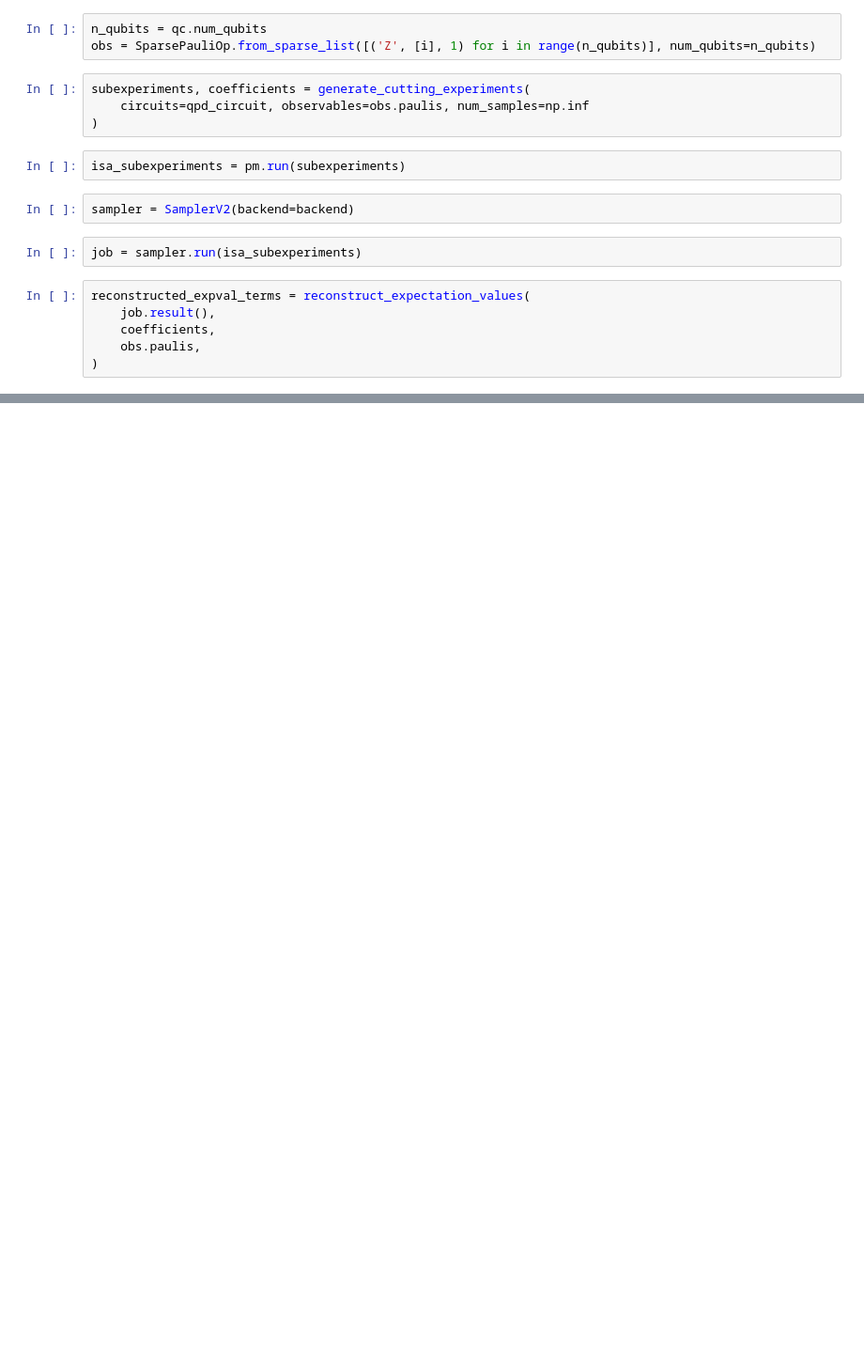
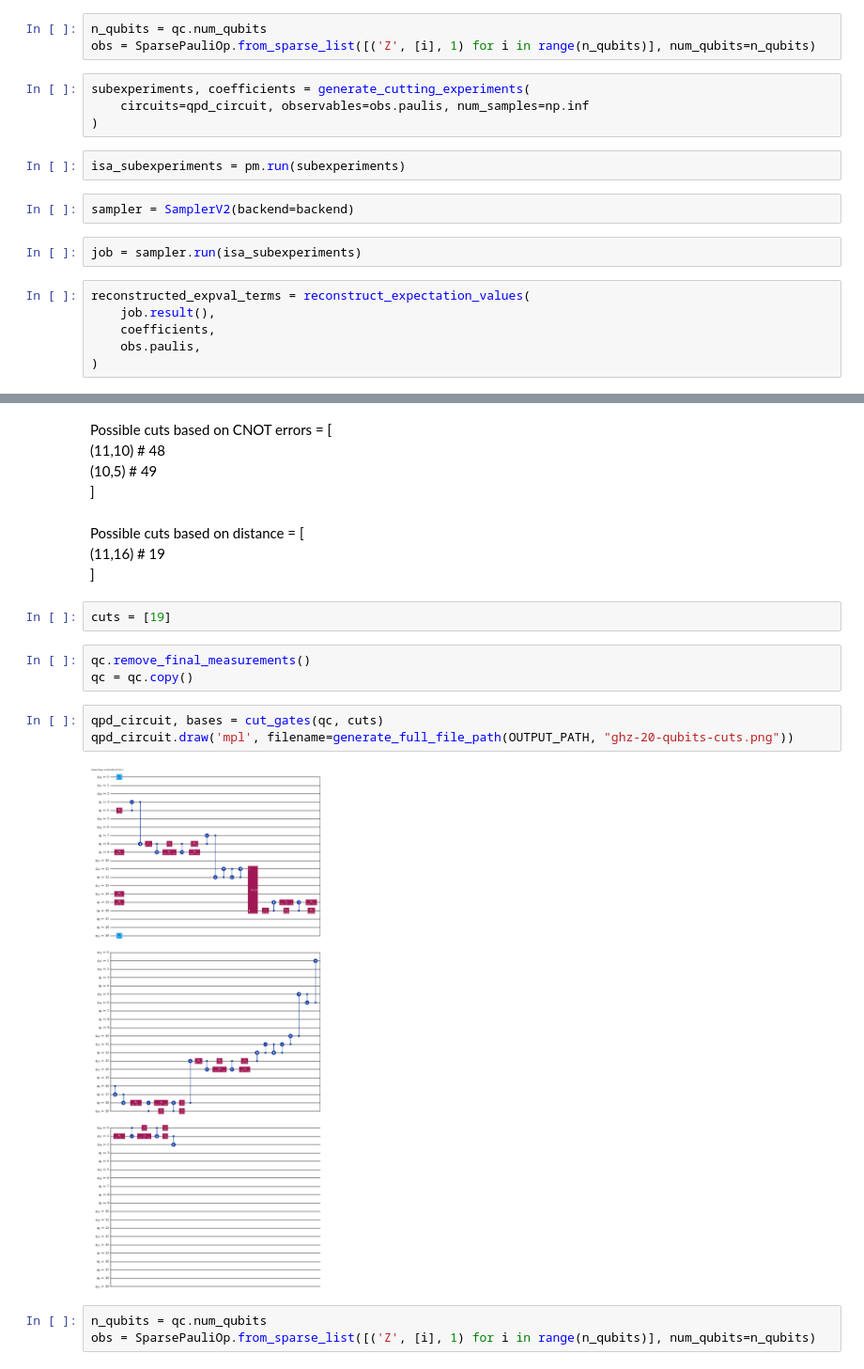
Before and after one commit to Dpbm/scientific-research-2-qec-and-qem, a Jupyter notebook: src/ghz.ipynb, the cells around one changed output, grey strips where cells are left out. Shown at 94% size. Cells and saved outputs as stored; diff of their text form; blank space fills up the shorter version.

```diff
--- a/src/ghz.ipynb
+++ b/src/ghz.ipynb
@@ -625,0 +672,22 @@ reconstructed_expval
+# %% [markdown]
+Possible cuts based on CNOT errors = [\
+    (11,10) # 48\
+    (10,5) # 49\
+]
+# %% [markdown]
+Possible cuts based on distance = [\
+    (11,16) # 19\
+]
+# %%
+cuts = [19]
+# %%
+qc.remove_final_measurements()
+qc = qc.copy()
+# %%
+qpd_circuit, bases = cut_gates(qc, cuts)
+qpd_circuit.draw('mpl', filename=generate_full_file_path(OUTPUT_PATH, "ghz-20-qubits-cuts.png"))
+# %% [output]
+[figure, added]
+# %%
+n_qubits = qc.num_qubits
+obs = SparsePauliOp.from_sparse_list([('Z', [i], 1) for i in range(n_qubits)], num_qubits=n_qubits)
```
Also changed, not shown: parts of 18 cells of this notebook, 3 other files.
